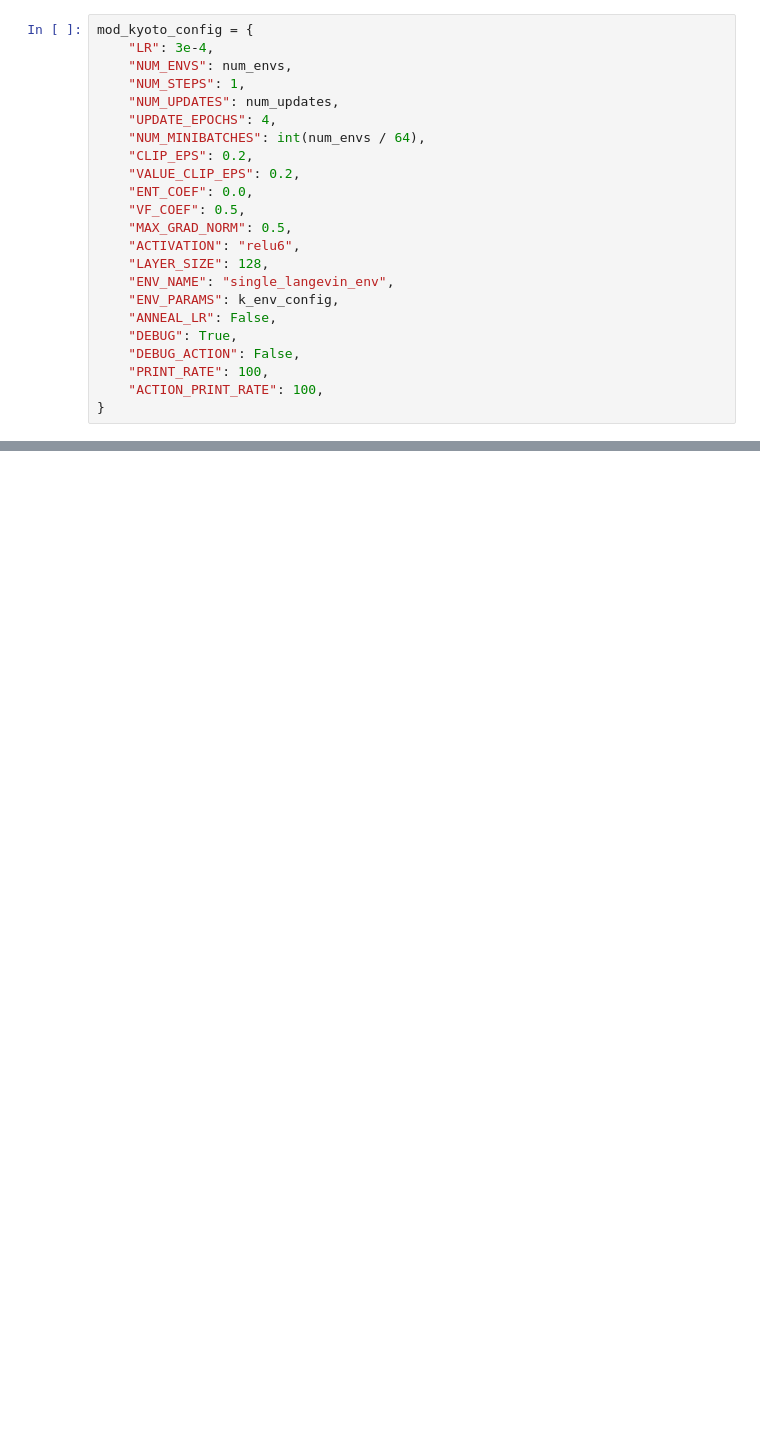
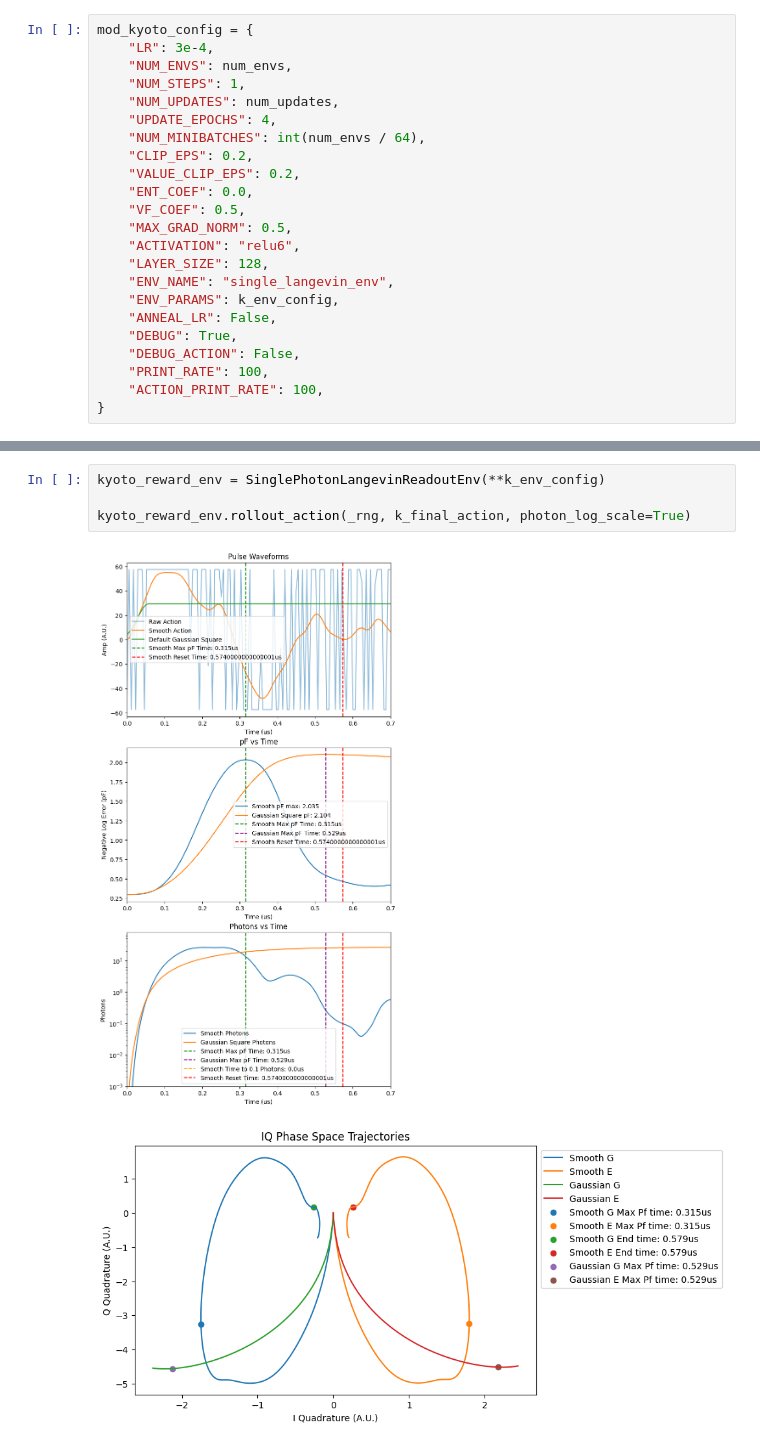
Before and after one commit to AnikenC/RL-meets-Qubit-Readout, a Jupyter notebook: MLControl/example_kyoto.ipynb, the cells around one changed output, grey strips where cells are left out. Cells and saved outputs as stored; diff of their text form; blank space fills up the shorter version.

```diff
--- a/MLControl/example_kyoto.ipynb
+++ b/MLControl/example_kyoto.ipynb
@@ -132,0 +229,7 @@ print(f"time taken: {end - start}")
+# %%
+kyoto_reward_env = SinglePhotonLangevinReadoutEnv(**k_env_config)
+
+kyoto_reward_env.rollout_action(_rng, k_final_action, photon_log_scale=True)
+# %% [output]
+[figure, added]
+[figure, added]
```
Also changed, not shown: parts of 12 cells of this notebook, 1 other file.
